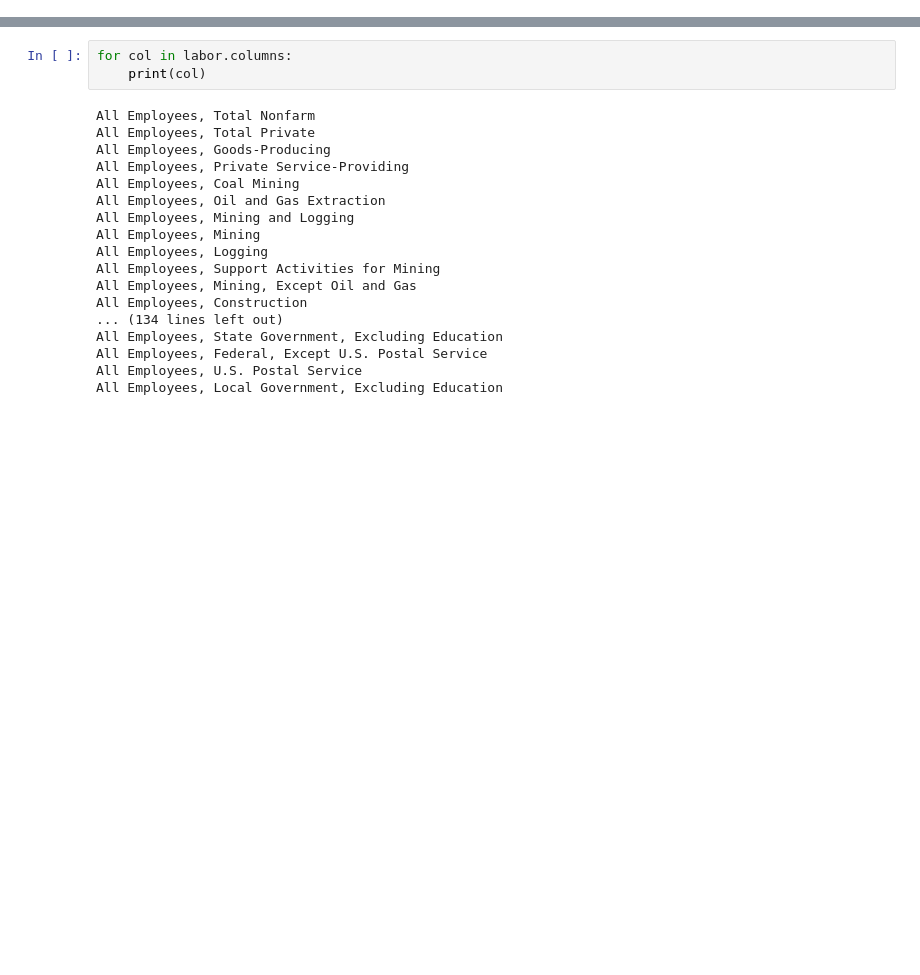
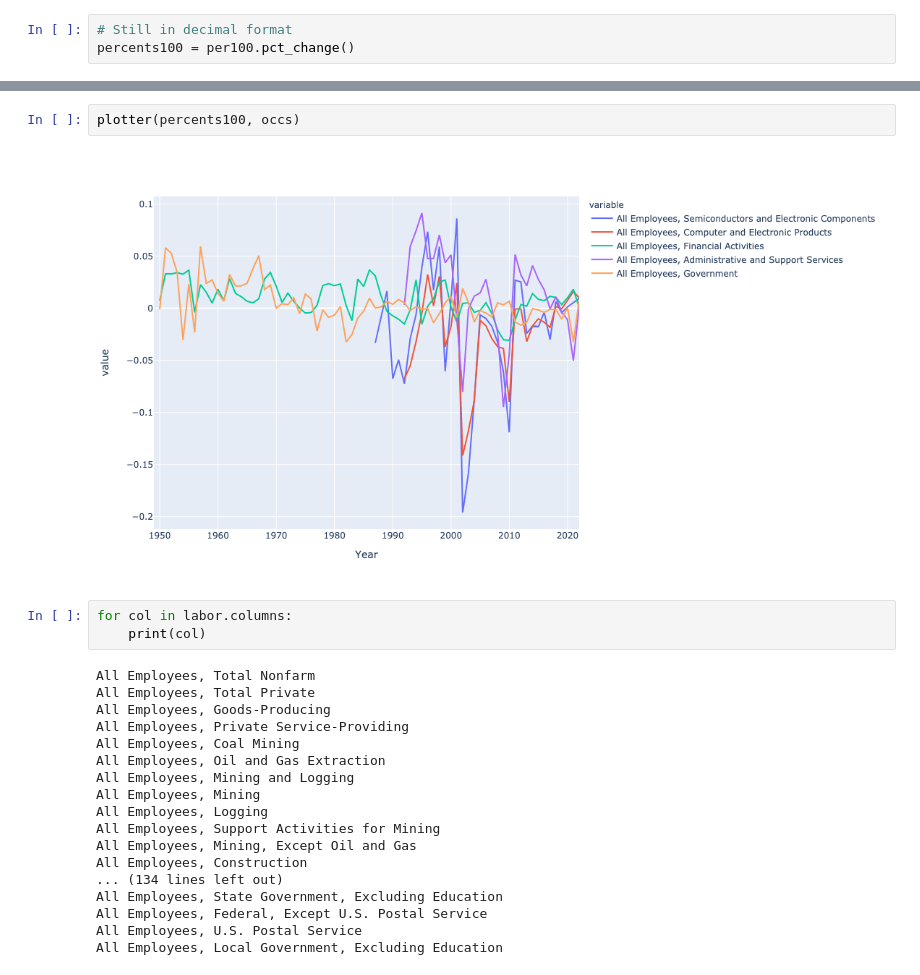
Before and after one commit to GStechschulte/Side_Projects, a Jupyter notebook: LaborMarket/LaborAnalysis.ipynb, the cells around one changed output, grey strips where cells are left out. Cells and saved outputs as stored; diff of their text form; blank space fills up the shorter version.

```diff
--- a/LaborMarket/LaborAnalysis.ipynb
+++ b/LaborMarket/LaborAnalysis.ipynb
@@ -42,0 +86,3 @@ plotter(melt, occs)
+# %%
+# Still in decimal format
+percents100 = per100.pct_change()
@@ -43,3 +102,7 @@ plotter(melt, occs)
+# %%
+plotter(percents100, occs)
+# %% [output]
+[figure, added]
 # %%
 for col in labor.columns:
     print(col)
```
Also changed, not shown: parts of 13 cells of this notebook.
